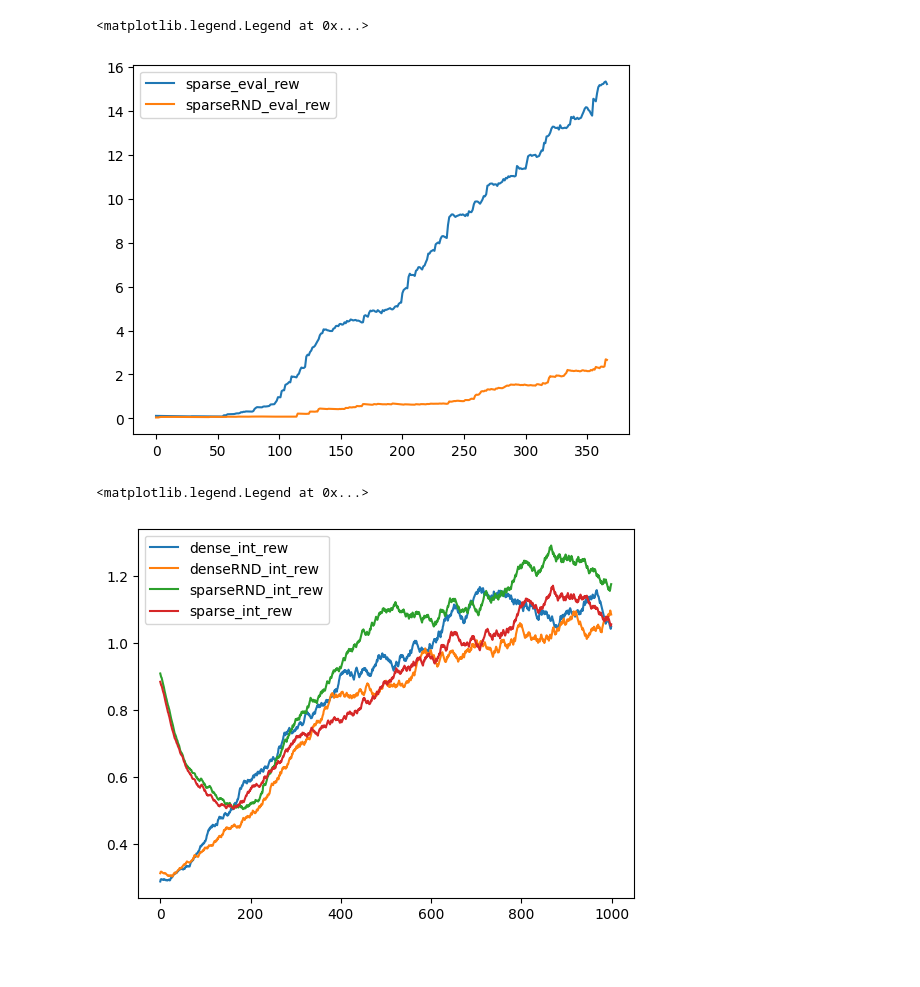
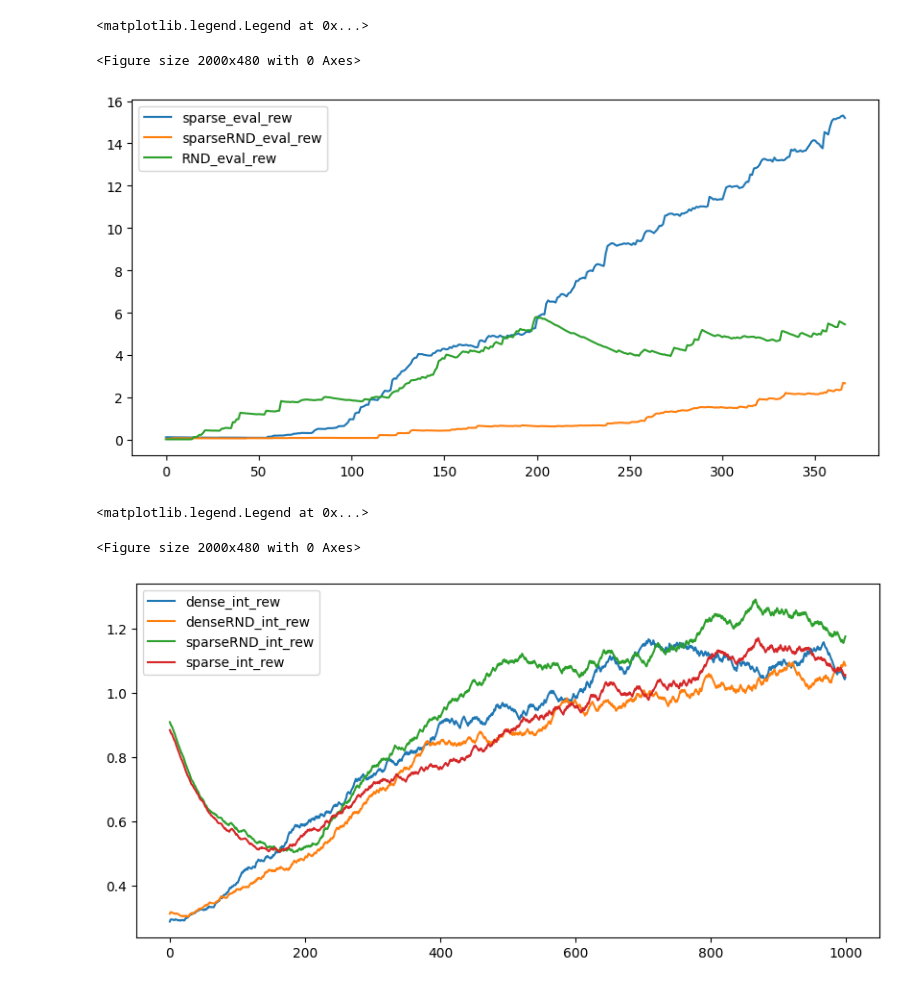
Before and after one commit to antony-zhao/106b-final-project, a Jupyter notebook: report/report.ipynb, the cells around one changed output. Saved outputs shown, nothing was run; the diff lists cells and outputs as text; code cells hidden in the pictures; blank space fills up the shorter version.

```diff
--- a/report/report.ipynb
+++ b/report/report.ipynb
@@ -10,6 +10,7 @@ eval_reward_files = {
     'denseRND_eval_rew': 'denseRND_eval_rew.csv',
     'sparse_eval_rew': 'sparse_eval_rew.csv',
     'sparseRND_eval_rew': 'sparseRND_eval_rew.csv',
+    'RND_eval_rew': 'RND_eval_rew.csv'
 }
 
 int_reward_files = {
@@ -38,8 +39,13 @@ def smooth_ema(values, weight=0.99):
         last = smoothed_val
     return np.array(smoothed)
 # %%
+plt.figure().set_figwidth(20)
+plt.figure().set_figwidth(10)
 for key, val in eval_rewards.items():
-    plt.plot(smooth_ema(val), label=key)
+    if key == 'RND_eval_rew':
+        plt.plot(smooth_ema(val[::2]), label=key)
+    else:
+        plt.plot(smooth_ema(val), label=key)
 plt.legend()
 # %% [output]
 <matplotlib.legend.Legend at 0x...>
@@ -55,16 +65,24 @@ plt.legend()
 # %%
+plt.figure().set_figwidth(20)
+plt.figure().set_figwidth(10)
 for key, val in eval_rewards.items():
+    if key == 'RND_eval_rew':
+        plt.plot(smooth_ema(val[::2]), label=key)
     if 'sparse' in key:
         plt.plot(smooth_ema(val), label=key)
 plt.legend()
 # %% [output]
 <matplotlib.legend.Legend at 0x...>
+<Figure size 2000x480 with 0 Axes>
-[figure, old version]
+[figure, new version]
 # %%
+plt.figure().set_figwidth(20)
+plt.figure().set_figwidth(10)
 for key, val in int_rewards.items():
     plt.plot(smooth_ema(val), label=key)
 plt.legend()
 # %% [output]
 <matplotlib.legend.Legend at 0x...>
+<Figure size 2000x480 with 0 Axes>
-[figure, old version]
+[figure, new version]
 # %%
```
Also changed, not shown: parts of 4 cells of this notebook, 5 other files.
